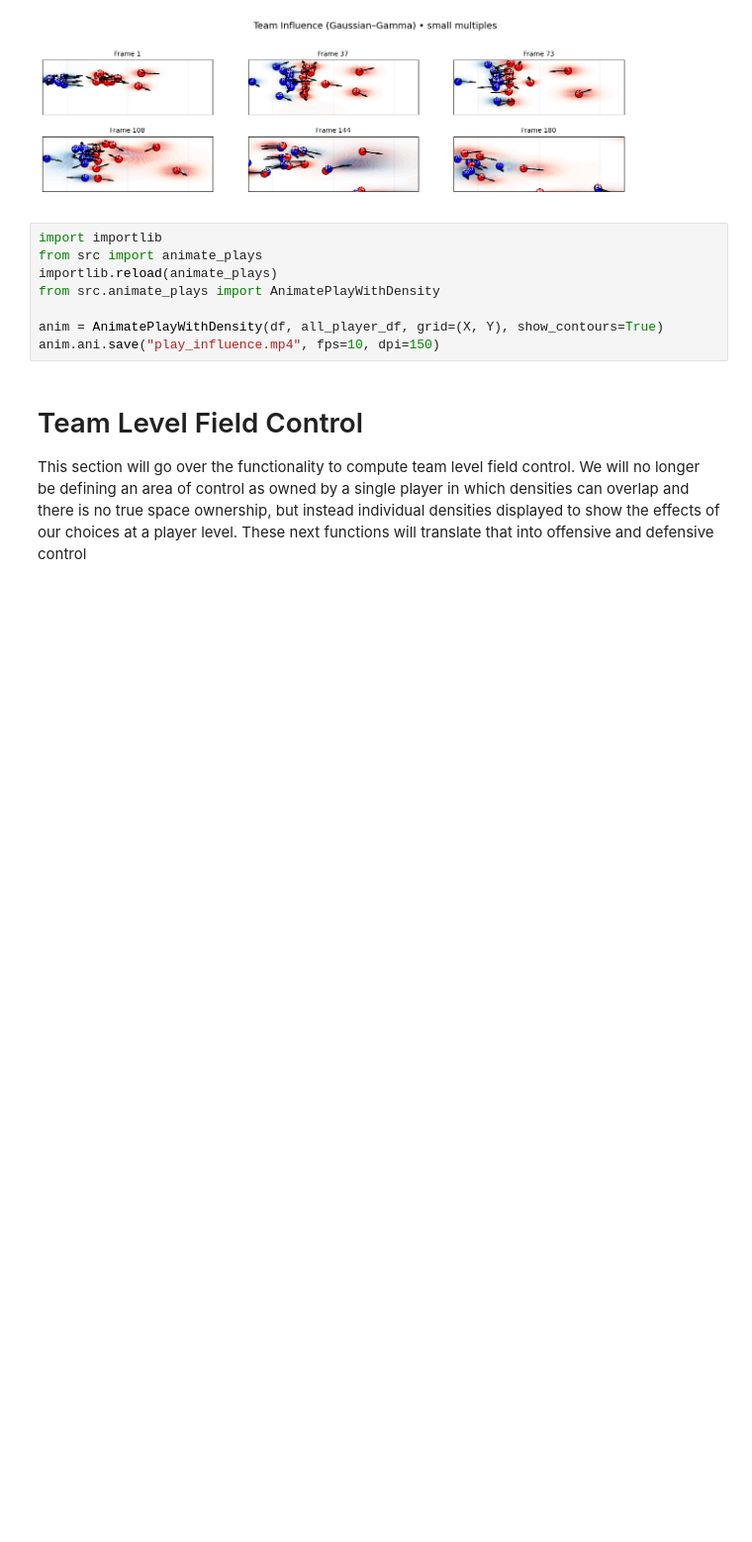
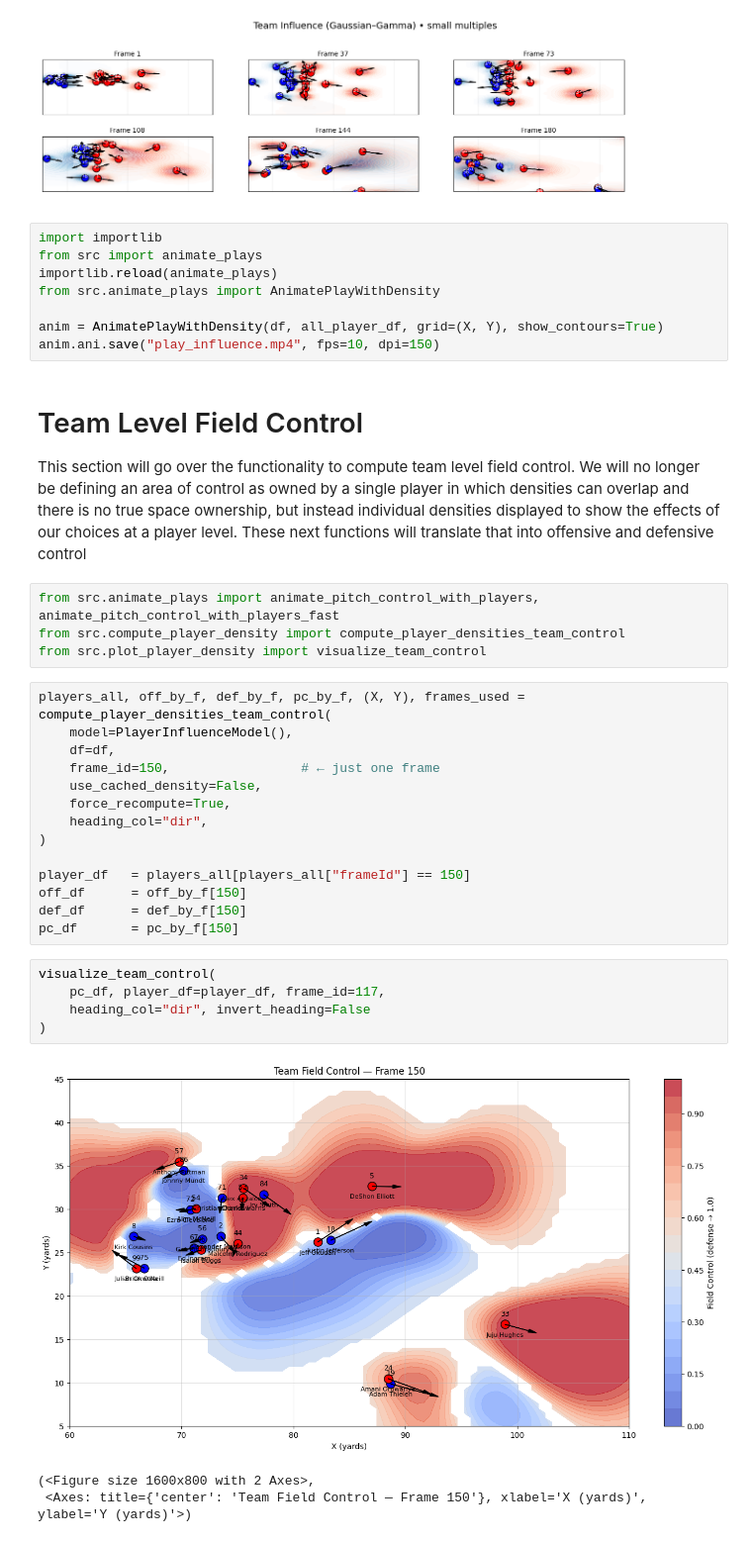
Before and after one commit to cincysam6/Field_Control_Model, a Jupyter notebook: example_usage.ipynb, the cells around one changed output. Shown at 99% size. Saved outputs shown, nothing was run; the diff lists cells and outputs as text; blank space fills up the shorter version.

Commit message:
final field control example

```diff
--- a/example_usage.ipynb
+++ b/example_usage.ipynb
@@ -446,3 +455,30 @@ anim.ani.save("play_influence.mp4", fps=10, dpi=150)
 # Team Level Field Control
 
 This section will go over the functionality to compute team level field control. We will no longer be defining an area of control as owned by a single player in which densities can overlap and there is no true space ownership, but instead individual densities displayed to show the effects of our choices at a player level. These next functions will translate that into offensive and defensive control
+# %%
+from src.animate_plays import animate_pitch_control_with_players, animate_pitch_control_with_players_fast
+from src.compute_player_density import compute_player_densities_team_control
+from src.plot_player_density import visualize_team_control
+# %%
+players_all, off_by_f, def_by_f, pc_by_f, (X, Y), frames_used = compute_player_densities_team_control(
+    model=PlayerInfluenceModel(),
+    df=df,
+    frame_id=150,                 # ← just one frame
+    use_cached_density=False,
+    force_recompute=True,
+    heading_col="dir",
+)
+
+player_df   = players_all[players_all["frameId"] == 150]
+off_df      = off_by_f[150]
+def_df      = def_by_f[150]
+pc_df       = pc_by_f[150]
+# %%
+visualize_team_control(
+    pc_df, player_df=player_df, frame_id=117,
+    heading_col="dir", invert_heading=False
+)
+# %% [output]
+[figure, added]
+(<Figure size 1600x800 with 2 Axes>,
+ <Axes: title={'center': 'Team Field Control — Frame 150'}, xlabel='X (yards)', ylabel='Y (yards)'>)
```
Also changed, not shown: parts of 6 cells of this notebook.
